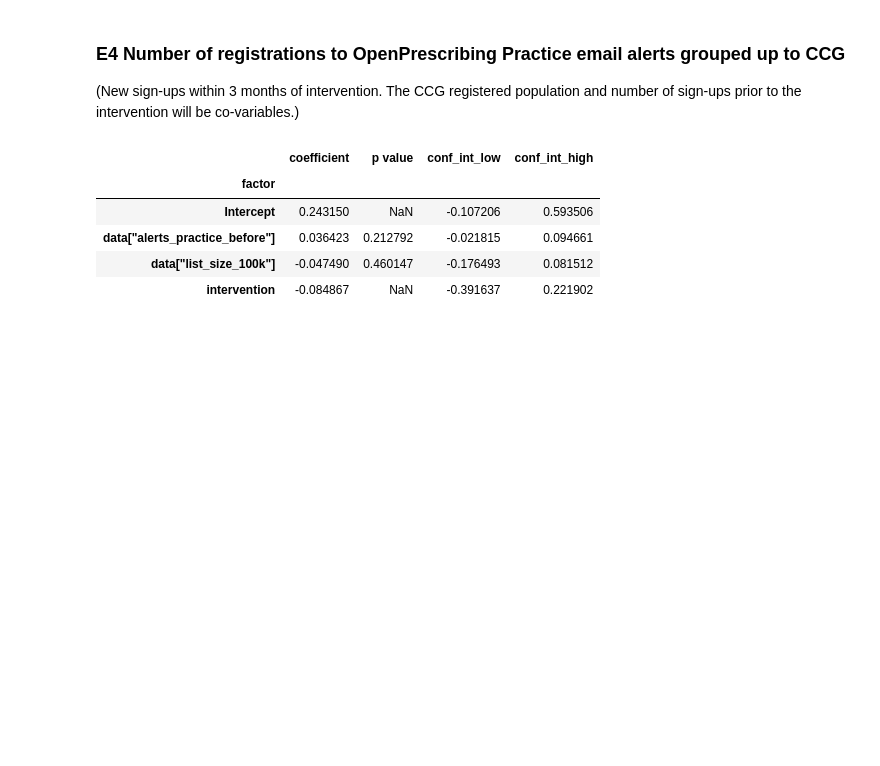
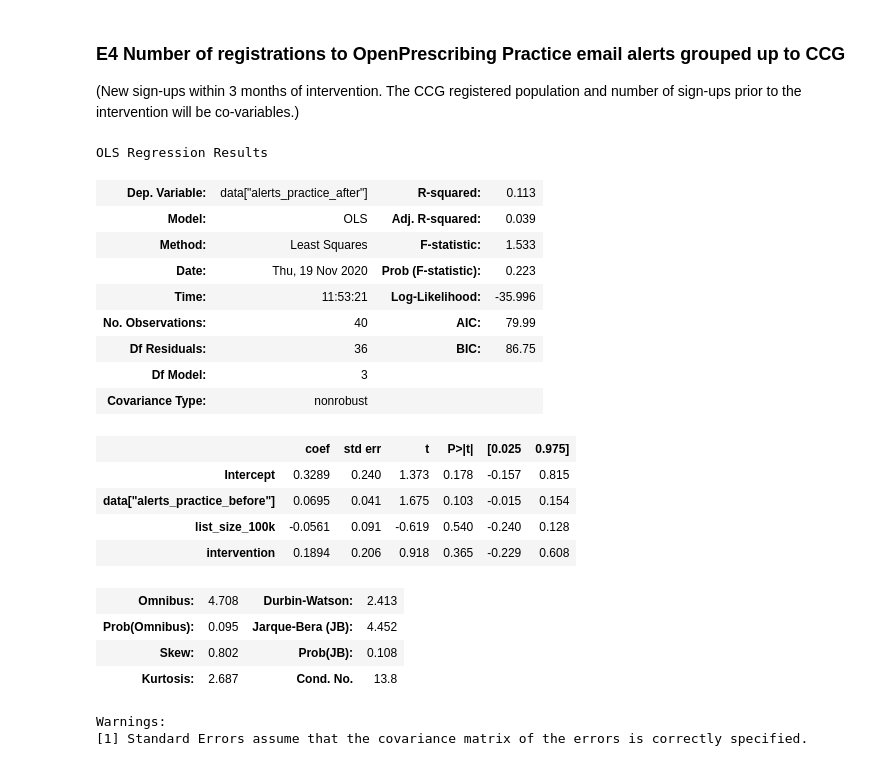
Before and after one commit to ebmdatalab/low-priority-CCG-visit-RCT, a Jupyter notebook: outcomes/Page Views and links analysis for LPP RCT.ipynb, the cells around one changed output. Saved outputs shown, nothing was run; the diff lists cells and outputs as text; code cells hidden in the pictures; blank space fills up the shorter version.

```diff
--- a/outcomes/Page Views and links analysis for LPP RCT.ipynb
+++ b/outcomes/Page Views and links analysis for LPP RCT.ipynb
@@ -135,13 +102,14 @@ stats_with_allocations = rct_ccgs.merge(all_stats_with_ccg, left_on="pct_id",rig
 # %%
 # import CCG population sizes
 
-query = '''select pct_id, sum(total_list_size) as list_size
-from `hscic.practice_statistics` as stats
-where CAST(month AS DATE) = '2018-08-01'
+query = '''select prac.ccg_id AS pct_id, sum(stats.total_list_size) as list_size
+from `hscic.practice_statistics_all_years` as stats
+left join research.practices_2019_09 prac ON stats.practice = prac.code
+where CAST(stats.month AS DATE) = '2018-08-01'
 group by pct_id
 '''
 pop = pd.read_gbq(query, GBQ_PROJECT_ID, dialect='standard')
-pop.to_csv("../data/practice_statistics.csv")
+pop.to_csv(os.path.join('..','data','practice_statistics.csv'))
 # %%
 # merge rct_ccgs with population data
 ccg_populations = rct_ccgs.merge(pop, on="pct_id", how="left")[["joint_id", "list_size"]]
@@ -158,7 +126,7 @@ joint_team_populations.head()
 | 4 | 01V | 280649 |
 # %%
 # import dates of interventions
-visit_dates = pd.read_csv('../data/allocated_ccgs_visit_timetable.csv')
+visit_dates = pd.read_csv(os.path.join('..','data','allocated_ccgs_visit_timetable.csv'))
 visit_dates["date"] = pd.to_datetime(visit_dates.date)
 
 # merge with rct_ccgs/joint teams
@@ -273,8 +290,12 @@ compute_regression(
 # %%
 # import data from django administration, filtered for confirmed sign-ups only (no date filter)
 
-alerts = pd.read_csv('../data/OrgBookmark-2018-11-02.csv')
-alerts["created_at"] = pd.to_datetime(alerts.created_at)
+alerts = pd.read_csv(os.path.join('..','data','orgbookmarks-2019-04-30.csv'))
+alerts["created_at"] = pd.to_datetime(alerts.created_at).dt.strftime('%Y-%m-%d')
 
+alerts = alerts.loc[alerts["approved"]=="t"]
+## added this extra step to filter for confirmed sign ups as download from archive is not pre-filtered
+
+alerts = alerts.rename(columns={"pct_id":"pct", "practice_id":"practice", "user_id":"user"})
 alerts.head()
 # %% [output]
@@ -336,6 +357,7 @@ alerts_with_dates_and_stats.head()
 # %%
 # assign each page view occurrence to before vs after intervention (1
 # month ~ 28 days)
+alerts_with_dates_and_stats["created_at"] = pd.to_datetime(alerts_with_dates_and_stats.created_at)
 alerts_with_dates_and_stats["datediff"] = (
     alerts_with_dates_and_stats.created_at - alerts_with_dates_and_stats.date_int)
 alerts_with_dates_and_stats["timing"] = "none"
@@ -410,14 +453,29 @@ compute_regression(
 (New sign-ups within 3 months of intervention. The CCG registered population and number of sign-ups prior to the intervention will be co-variables.)
 # %%
 formula = ('data["alerts_practice_after"] ~ '
-           'data["alerts_practice_before"] + data["list_size_100k"] + intervention')
+           'data["alerts_practice_before"] + list_size_100k + intervention')
 compute_regression(
     alerts_agg,
     formula=formula)
 # %% [output]
+OLS Regression Results
-|  | coefficient | p value | conf_int_low | conf_int_high |
-| factor |  |  |  |  |
-| Intercept | 0.243150 | NaN | -0.107206 | 0.593506 |
-| data["alerts_practice_before"] | 0.036423 | 0.212792 | -0.021815 | 0.094661 |
-| data["list_size_100k"] | -0.047490 | 0.460147 | -0.176493 | 0.081512 |
-| intervention | -0.084867 | NaN | -0.391637 | 0.221902 |
+| Dep. Variable: | data["alerts_practice_after"] | R-squared: | 0.113 |
+| Model: | OLS | Adj. R-squared: | 0.039 |
+| Method: | Least Squares | F-statistic: | 1.533 |
+| Date: | Thu, 19 Nov 2020 | Prob (F-statistic): | 0.223 |
+| Time: | 11:53:21 | Log-Likelihood: | -35.996 |
+| No. Observations: | 40 | AIC: | 79.99 |
+| Df Residuals: | 36 | BIC: | 86.75 |
+| Df Model: | 3 |  |  |
+| Covariance Type: | nonrobust |  |  |
+|  | coef | std err | t | P>|t| | [0.025 | 0.975] |
+| Intercept | 0.3289 | 0.240 | 1.373 | 0.178 | -0.157 | 0.815 |
+| data["alerts_practice_before"] | 0.0695 | 0.041 | 1.675 | 0.103 | -0.015 | 0.154 |
+| list_size_100k | -0.0561 | 0.091 | -0.619 | 0.540 | -0.240 | 0.128 |
+| intervention | 0.1894 | 0.206 | 0.918 | 0.365 | -0.229 | 0.608 |
+| Omnibus: | 4.708 | Durbin-Watson: | 2.413 |
+| Prob(Omnibus): | 0.095 | Jarque-Bera (JB): | 4.452 |
+| Skew: | 0.802 | Prob(JB): | 0.108 |
+| Kurtosis: | 2.687 | Cond. No. | 13.8 |
+Warnings:
+[1] Standard Errors assume that the covariance matrix of the errors is correctly specified.
```
Also changed, not shown: parts of 19 cells of this notebook, 18 other files.
